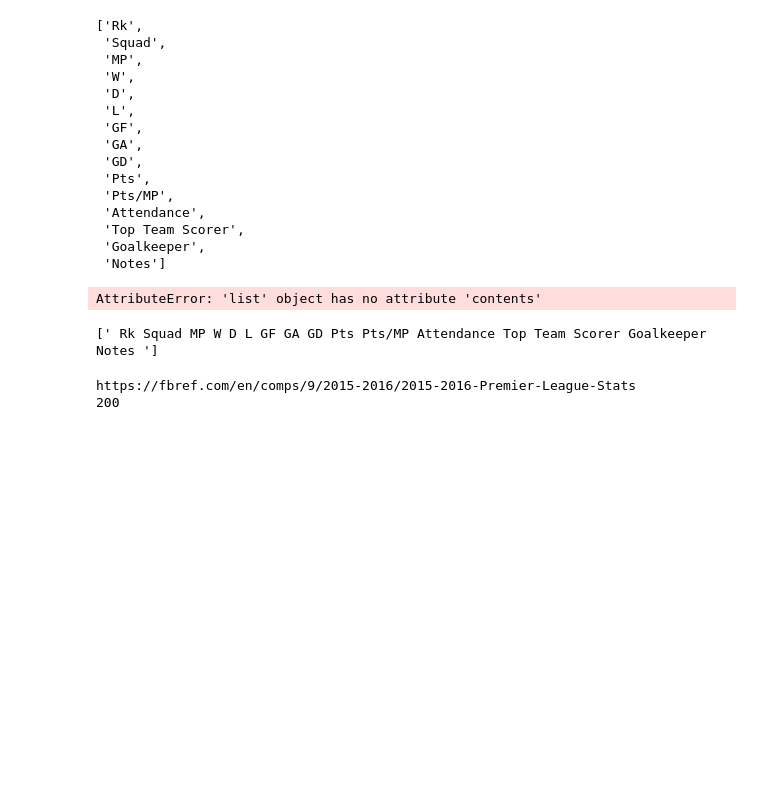
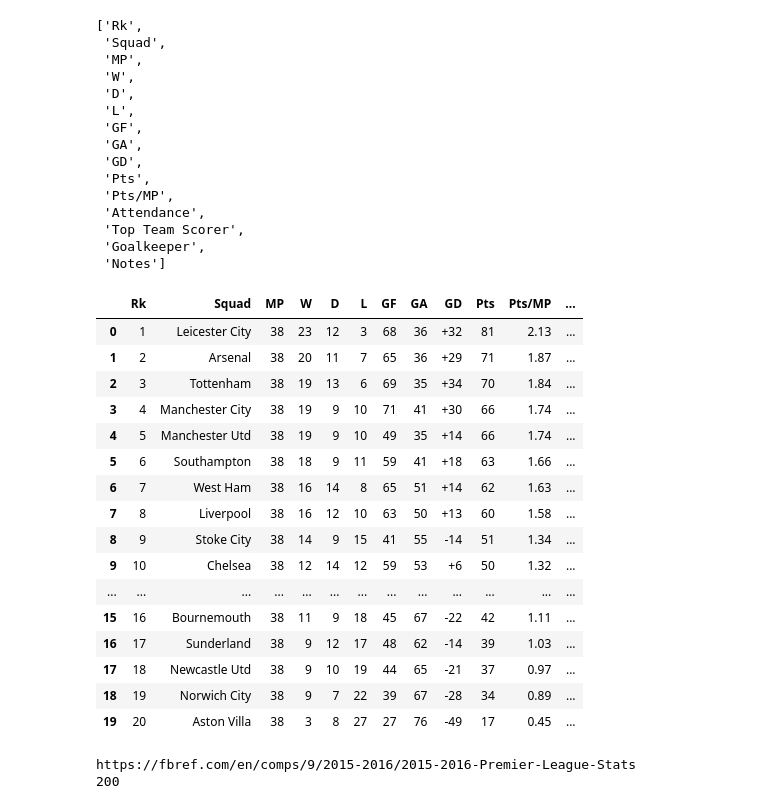
Before and after one commit to Aniket-Raikwar1/Premier_League_data_analysis, a Jupyter notebook: Season table scraper.ipynb, the cells around one changed output. Saved outputs shown, nothing was run; the diff lists cells and outputs as text; code cells hidden in the pictures; blank space fills up the shorter version.

```diff
--- a/Season table scraper.ipynb
+++ b/Season table scraper.ipynb
@@ -175,12 +175,5 @@ list_of_table_header
  'Notes']
 # %%
 table_body_tags = content_to_list(table_tags.tbody.contents)
-# %%
-for i in table_body_tags:
-    o
-# %% [output]
-AttributeError: 'list' object has no attribute 'contents'
-# %%
-text_extract_from_contents(table_tags.thead.contents)
-# %% [output]
-[' Rk Squad MP W D L GF GA GD Pts Pts/MP Attendance Top Team Scorer Goalkeeper Notes ']
+# %%
+header_dictionary = create_dictionary(list_of_table_header)
@@ -187,3 +185,23 @@ text_extract_from_contents(table_tags.thead.contents)
+# %%
+pd.DataFrame(header_dictionary)
+# %% [output]
+|  | Rk | Squad | MP | W | D | L | GF | GA | GD | Pts | Pts/MP | ... |
+| 0 | 1 | Leicester City | 38 | 23 | 12 | 3 | 68 | 36 | +32 | 81 | 2.13 | ... |
+| 1 | 2 | Arsenal | 38 | 20 | 11 | 7 | 65 | 36 | +29 | 71 | 1.87 | ... |
+| 2 | 3 | Tottenham | 38 | 19 | 13 | 6 | 69 | 35 | +34 | 70 | 1.84 | ... |
+| 3 | 4 | Manchester City | 38 | 19 | 9 | 10 | 71 | 41 | +30 | 66 | 1.74 | ... |
+| 4 | 5 | Manchester Utd | 38 | 19 | 9 | 10 | 49 | 35 | +14 | 66 | 1.74 | ... |
+| 5 | 6 | Southampton | 38 | 18 | 9 | 11 | 59 | 41 | +18 | 63 | 1.66 | ... |
+| 6 | 7 | West Ham | 38 | 16 | 14 | 8 | 65 | 51 | +14 | 62 | 1.63 | ... |
+| 7 | 8 | Liverpool | 38 | 16 | 12 | 10 | 63 | 50 | +13 | 60 | 1.58 | ... |
+| 8 | 9 | Stoke City | 38 | 14 | 9 | 15 | 41 | 55 | -14 | 51 | 1.34 | ... |
+| 9 | 10 | Chelsea | 38 | 12 | 14 | 12 | 59 | 53 | +6 | 50 | 1.32 | ... |
+| ... | ... | ... | ... | ... | ... | ... | ... | ... | ... | ... | ... | ... |
+| 15 | 16 | Bournemouth | 38 | 11 | 9 | 18 | 45 | 67 | -22 | 42 | 1.11 | ... |
+| 16 | 17 | Sunderland | 38 | 9 | 12 | 17 | 48 | 62 | -14 | 39 | 1.03 | ... |
+| 17 | 18 | Newcastle Utd | 38 | 9 | 10 | 19 | 44 | 65 | -21 | 37 | 0.97 | ... |
+| 18 | 19 | Norwich City | 38 | 9 | 7 | 22 | 39 | 67 | -28 | 34 | 0.89 | ... |
+| 19 | 20 | Aston Villa | 38 | 3 | 8 | 27 | 27 | 76 | -49 | 17 | 0.45 | ... |
 # %%
 URL_to_table_csv(start_year=2015,number_of_seasons=2)
 # %% [output]
```
Also changed, not shown: parts of 1 cell of this notebook.
